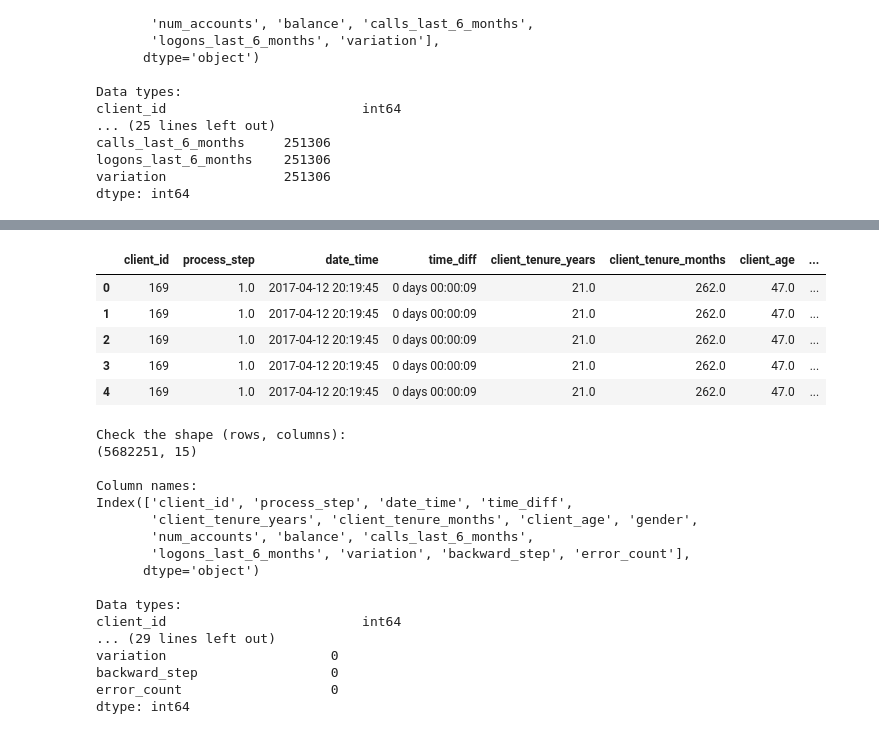
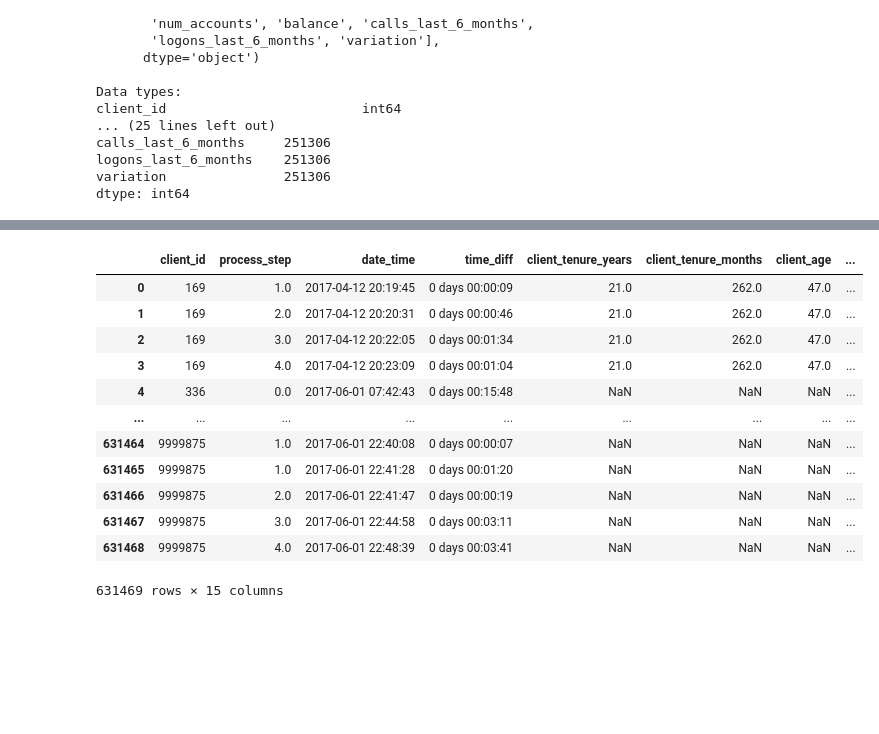
Before and after one commit to bruhu/vanguard-cx-project, a Jupyter notebook: notebooks/bru/kpi_calculations.ipynb, the cells around one changed output, grey strips where cells are left out. Cells and saved outputs as stored; diff of their text form; code cells hidden in the pictures; blank space fills up the shorter version.

Commit message:
sincronize dtype for date_time column, merge to final kpi df

```diff
--- a/notebooks/bru/kpi_calculations.ipynb
+++ b/notebooks/bru/kpi_calculations.ipynb
@@ -335,13 +346,24 @@ functions.inspect_dataframe(df)
+# %%
+# match datatypes in dfs before merging on `date_time` column to prevent errors
+merged_df['date_time'] = pd.to_datetime(merged_df['date_time'], errors='coerce')
+df['date_time'] = pd.to_datetime(df['date_time'], errors='coerce')
 # %%
 # select columns to merge
-df_selected = df[['client_id', 'backward_step', 'error_count']]
-merged_kpi_df = pd.merge(merged_df, df_selected, on='client_id', how='left')
+df_selected = df[['client_id', 'date_time', 'backward_step', 'error_count']]
+merged_kpi_df = pd.merge(merged_df, df_selected, on=['client_id', 'date_time'], how='left')
 # %%
-# merged_kpi_df.head()
+merged_kpi_df
 # %% [output]
 |  | client_id | process_step | date_time | time_diff | client_tenure_years | client_tenure_months | client_age | ... |
 | 0 | 169 | 1.0 | 2017-04-12 20:19:45 | 0 days 00:00:09 | 21.0 | 262.0 | 47.0 | ... |
-| 1 | 169 | 1.0 | 2017-04-12 20:19:45 | 0 days 00:00:09 | 21.0 | 262.0 | 47.0 | ... |
-| 2 | 169 | 1.0 | 2017-04-12 20:19:45 | 0 days 00:00:09 | 21.0 | 262.0 | 47.0 | ... |
-| 3 | 169 | 1.0 | 2017-04-12 20:19:45 | 0 days 00:00:09 | 21.0 | 262.0 | 47.0 | ... |
-| 4 | 169 | 1.0 | 2017-04-12 20:19:45 | 0 days 00:00:09 | 21.0 | 262.0 | 47.0 | ... |
+| 1 | 169 | 2.0 | 2017-04-12 20:20:31 | 0 days 00:00:46 | 21.0 | 262.0 | 47.0 | ... |
+| 2 | 169 | 3.0 | 2017-04-12 20:22:05 | 0 days 00:01:34 | 21.0 | 262.0 | 47.0 | ... |
+| 3 | 169 | 4.0 | 2017-04-12 20:23:09 | 0 days 00:01:04 | 21.0 | 262.0 | 47.0 | ... |
+| 4 | 336 | 0.0 | 2017-06-01 07:42:43 | 0 days 00:15:48 | NaN | NaN | NaN | ... |
+| ... | ... | ... | ... | ... | ... | ... | ... | ... |
+| 631464 | 9999875 | 1.0 | 2017-06-01 22:40:08 | 0 days 00:00:07 | NaN | NaN | NaN | ... |
+| 631465 | 9999875 | 1.0 | 2017-06-01 22:41:28 | 0 days 00:01:20 | NaN | NaN | NaN | ... |
+| 631466 | 9999875 | 2.0 | 2017-06-01 22:41:47 | 0 days 00:00:19 | NaN | NaN | NaN | ... |
+| 631467 | 9999875 | 3.0 | 2017-06-01 22:44:58 | 0 days 00:03:11 | NaN | NaN | NaN | ... |
+| 631468 | 9999875 | 4.0 | 2017-06-01 22:48:39 | 0 days 00:03:41 | NaN | NaN | NaN | ... |
+631469 rows × 15 columns
@@ -348,28 +373,10 @@ merged_kpi_df = pd.merge(merged_df, df_selected, on='client_id', how='left')
 # %%
-# fix integer column display
-int_columns = ['process_step', 'client_tenure_years', 'client_tenure_months', 'client_age',
-               'num_accounts', 'calls_last_6_months', 'logons_last_6_months', 'variation', 'error_count']
+# # fix integer column display
+# int_columns = ['process_step', 'client_tenure_years', 'client_tenure_months', 'client_age',
+#                'num_accounts', 'calls_last_6_months', 'logons_last_6_months', 'variation', 'error_count']
 
-# Convert the selected columns to integers (fill NaN with 0 for those columns that have NaN)
-for col in int_columns:
-    merged_kpi_df[col] = pd.to_numeric(merged_kpi_df[col], errors='coerce').fillna(0).astype('Int64')
+# # Convert the selected columns to integers (fill NaN with 0 for those columns that have NaN)
+# for col in int_columns:
+#     merged_kpi_df[col] = pd.to_numeric(merged_kpi_df[col], errors='coerce').fillna(0).astype('Int64')
 
-functions.inspect_dataframe(merged_kpi_df)
+# functions.inspect_dataframe(merged_kpi_df)
-# %% [output]
-Check the shape (rows, columns):
-(5682251, 15)
-
-Column names:
-Index(['client_id', 'process_step', 'date_time', 'time_diff',
-       'client_tenure_years', 'client_tenure_months', 'client_age', 'gender',
-       'num_accounts', 'balance', 'calls_last_6_months',
-       'logons_last_6_months', 'variation', 'backward_step', 'error_count'],
-      dtype='object')
-
-Data types:
-client_id                         int64
-... (29 lines left out)
-variation                     0
-backward_step                 0
-error_count                   0
-dtype: int64
```
Also changed, not shown: parts of 3 cells of this notebook, 1 other file.
